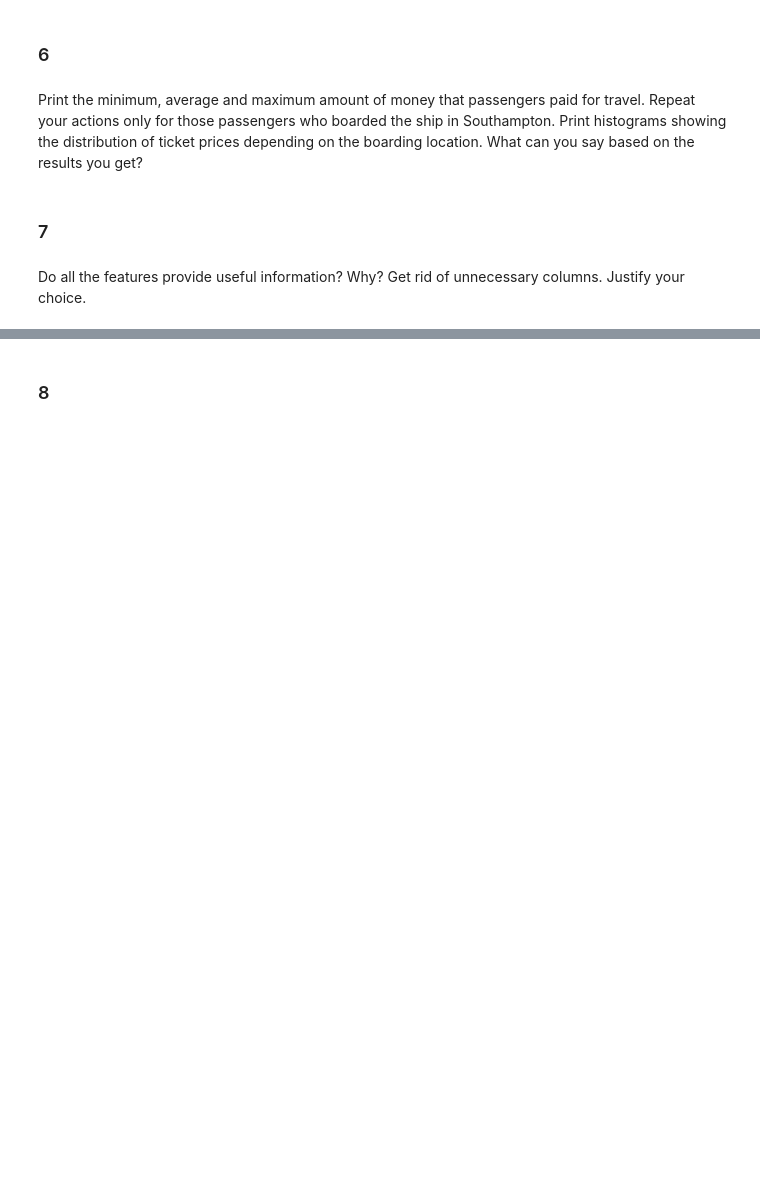
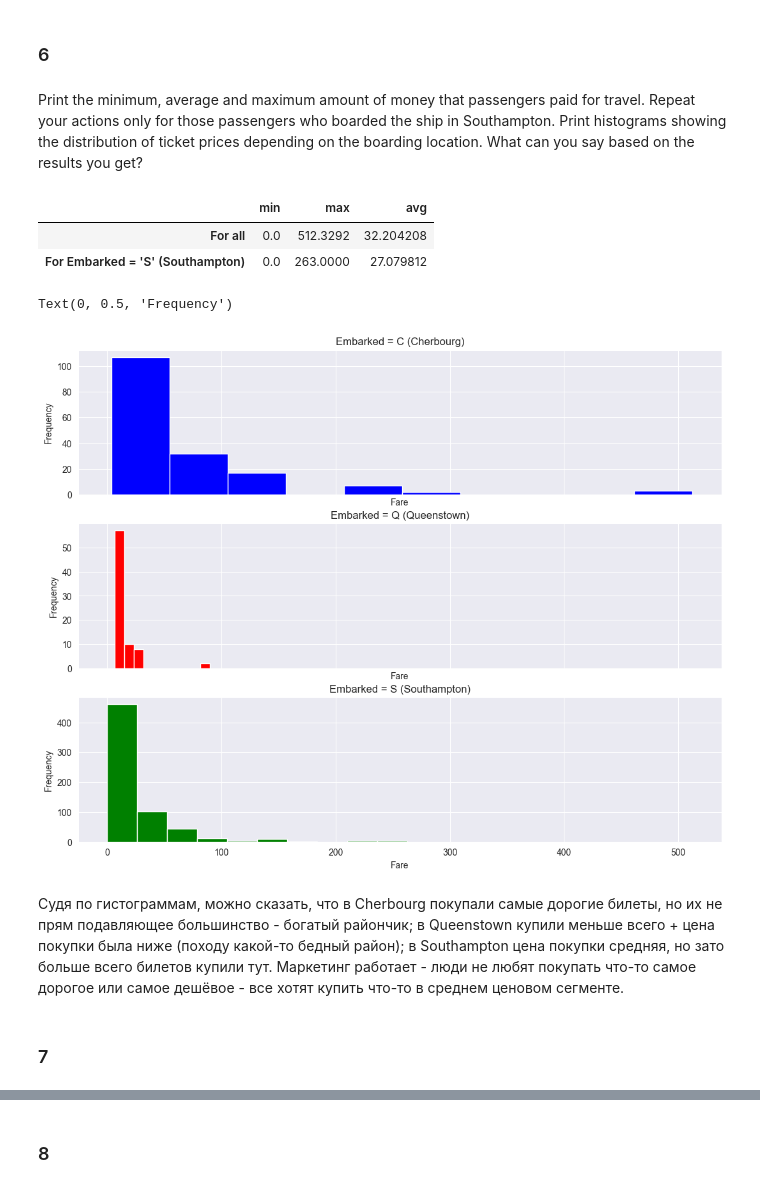
Before and after one commit to Megacinder/mds24, a Jupyter notebook: md3_ml/HA 2 - Pandas_ML_MDS_AhremenkoMA.ipynb, the cells around one changed output, grey strips where cells are left out. Drawn from its saved outputs; the diff is of its cells as text; code cells hidden in the pictures; blank space fills up the shorter version.

```diff
--- a/md3_ml/HA 2 - Pandas_ML_MDS_AhremenkoMA.ipynb
+++ b/md3_ml/HA 2 - Pandas_ML_MDS_AhremenkoMA.ipynb
@@ -127,4 +253,72 @@ Print the minimum, average and maximum amount of money that passengers paid for
+# %%
+# min1, max1, avg1 = df["Fare"].min().item(), df["Fare"].max().item(), df["Fare"].mean().item()
+
+df2 = df.describe()["Fare"]
+min2, max2, avg2 = df2.loc["min"].item(), df2.loc["max"].item(), df2.loc["mean"].item()
+
+
+df2 = df[ df["Embarked"] == "S" ].describe()["Fare"]
+min3, max3, avg3 = df2.loc["min"].item(), df2.loc["max"].item(), df2.loc["mean"].item()
+
+DICT1 = {
+    "For all": [min2, max2, avg2],
+    "For Embarked = 'S' (Southampton)": [min3, max3, avg3],
+}
+
+df2 = pd.DataFrame.from_dict(data=DICT1, orient="index", columns= ["min", "max", "avg"])
+# print(df2)
+df2
+
+# гистограммы ниже
+# %% [output]
+|  | min | max | avg |
+| For all | 0.0 | 512.3292 | 32.204208 |
+| For Embarked = 'S' (Southampton) | 0.0 | 263.0000 | 27.079812 |
+# %%
+# sns.histplot(data=df, x="Fare", hue="Embarked")
+# df_price = df.groupby(['year']).agg({'last_price': 'mean', 'fair_price': 'mean'}).reset_index()
+# ax.hist(df["Embarked"], df["Fare"], label='fare', color='green')
+# ax.plot(df_price['year'], df_price['fair_price'], label='fair_price', color='purple')
+# ax.set_title('Fare')
+
+fig, ax = plt.subplots(3, 1, figsize=(13, 10), sharex=True)
+
+
+DICT2 = {
+    0: ("blue", "C", "Cherbourg"),
+    1: ("red", "Q", "Queenstown"),
+    2: ("green", "S", "Southampton"),
+}
+
+HIST_NUM = 0
+df_sss = df[ df["Embarked"] == DICT2[HIST_NUM][1] ]["Fare"]
+HIST_NUM = 1
+df_ccc = df[ df["Embarked"] == DICT2[HIST_NUM][1] ]["Fare"]
+HIST_NUM = 2
+df_qqq = df[ df["Embarked"] == DICT2[HIST_NUM][1] ]["Fare"]
+
+
+HIST_NUM = 0
+ax[HIST_NUM].hist(df_sss, color=DICT2[HIST_NUM][0])
+ax[HIST_NUM].set_title(f"Embarked = {DICT2[HIST_NUM][1]} ({DICT2[HIST_NUM][2]})")
+ax[HIST_NUM].set_xlabel("Fare")
+ax[HIST_NUM].set_ylabel("Frequency")
+
+HIST_NUM = 1
+ax[HIST_NUM].hist(df_ccc, color=DICT2[HIST_NUM][0])
+ax[HIST_NUM].set_title(f"Embarked = {DICT2[HIST_NUM][1]} ({DICT2[HIST_NUM][2]})")
+ax[HIST_NUM].set_xlabel("Fare")
+ax[HIST_NUM].set_ylabel("Frequency")
+
+HIST_NUM = 2
+ax[HIST_NUM].hist(df_qqq, color=DICT2[HIST_NUM][0])
+ax[HIST_NUM].set_title(f"Embarked = {DICT2[HIST_NUM][1]} ({DICT2[HIST_NUM][2]})")
+ax[HIST_NUM].set_xlabel("Fare")
+ax[HIST_NUM].set_ylabel("Frequency")
+# %% [output]
+Text(0, 0.5, 'Frequency')
+[figure, added]
+# %% [markdown]
+Судя по гистограммам, можно сказать, что в Cherbourg покупали самые дорогие билеты, но их не прям подавляющее большинство - богатый райончик; в Queenstown купили меньше всего + цена покупки была ниже (походу какой-то бедный район); в Southampton цена покупки средняя, но зато больше всего билетов купили тут. Маркетинг работает - люди не любят покупать что-то самое дорогое или самое дешёвое - все хотят купить что-то в среднем ценовом сегменте.
 # %% [markdown]
 ### 7
-# %% [markdown]
-Do all the features provide useful information? Why? Get rid of unnecessary columns. Justify your choice.
```
Also changed, not shown: parts of 28 cells of this notebook, 3 other files.
